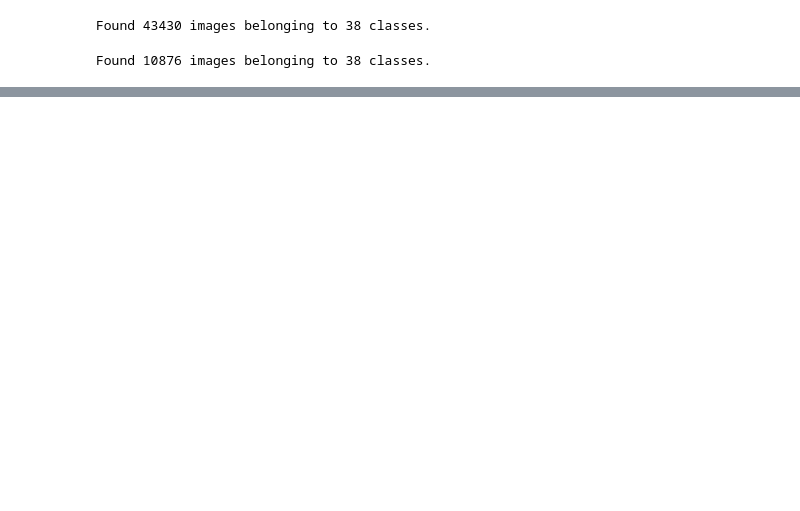
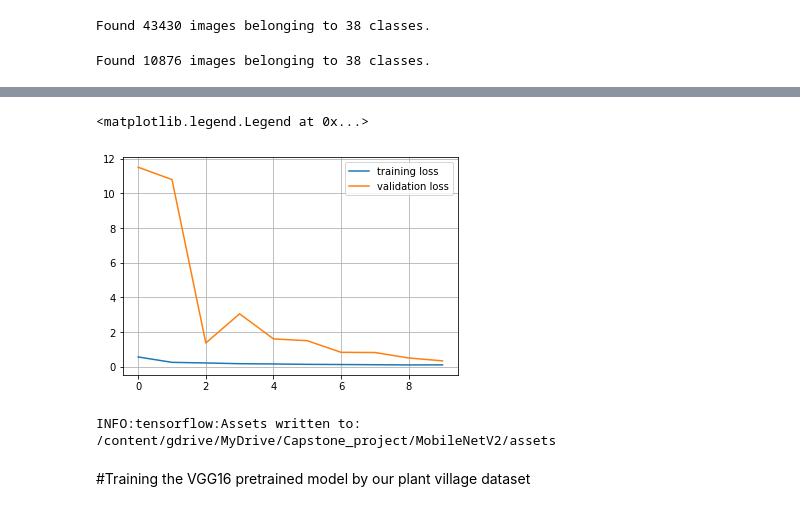
Before and after one commit to Sandeep-Yadav2/Plant-disease-detection, a Jupyter notebook: Capstone_project.ipynb, the cells around one changed output, grey strips where cells are left out. Cells and saved outputs as stored; diff of their text form; code cells hidden in the pictures; blank space fills up the shorter version.

```diff
--- a/Capstone_project.ipynb
+++ b/Capstone_project.ipynb
@@ -59,0 +182,12 @@ Found 10876 images belonging to 38 classes.
+# %%
+plt.plot(history.history['loss'], label = 'training loss')
+plt.plot(history.history['val_loss'], label = 'validation loss')
+plt.grid(True)
+plt.legend()
+# %% [output]
+<matplotlib.legend.Legend at 0x...>
+[figure, added]
+# %%
+MobileNetV2.save("/content/gdrive/MyDrive/Capstone_project/MobileNetV2")
+# %% [output]
+INFO:tensorflow:Assets written to: /content/gdrive/MyDrive/Capstone_project/MobileNetV2/assets
@@ -59,0 +201,2 @@ Found 10876 images belonging to 38 classes.
+# %% [markdown]
+#Training the VGG16 pretrained model by our plant village dataset
```
Also changed, not shown: parts of 13 cells of this notebook.
